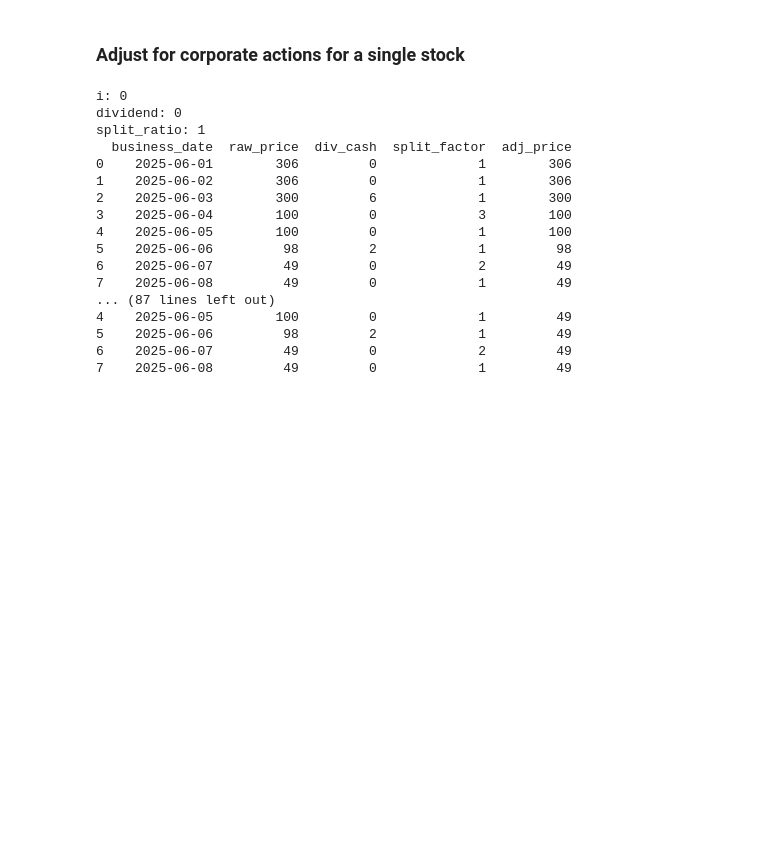
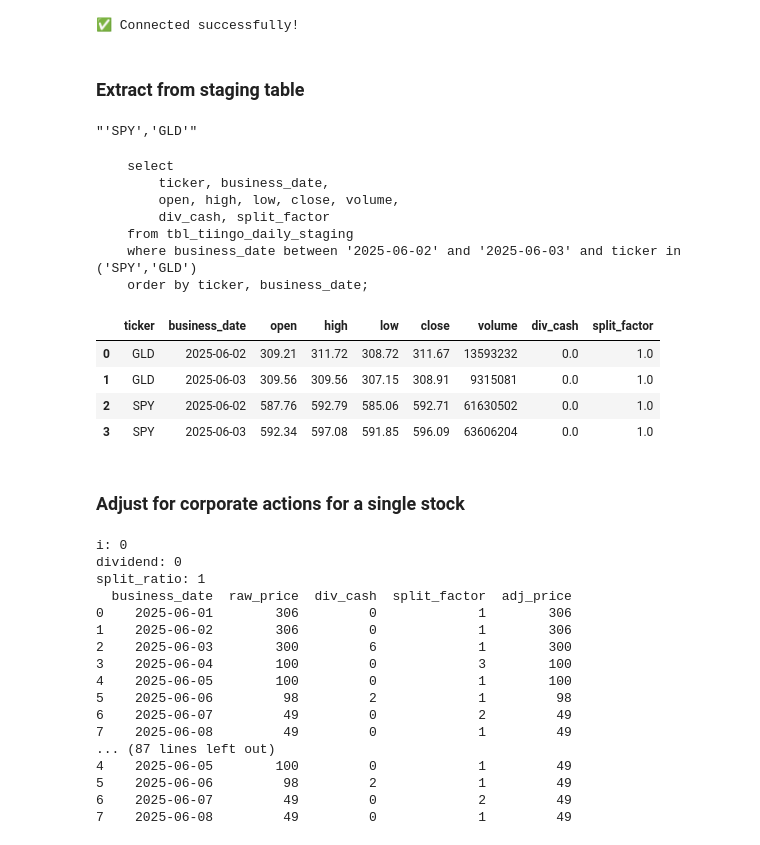
Before and after one commit to jzl4/financial-etl-poc, a Jupyter notebook: notebooks/notebook_2_staging_to_prod.ipynb, the cells around one changed output. Drawn from its saved outputs; the diff is of its cells as text; code cells hidden in the pictures; blank space fills up the shorter version.

```diff
--- a/notebooks/notebook_adjust_stocks_corp_actions.ipynb
+++ b/notebooks/notebook_2_staging_to_prod.ipynb
@@ -1,5 +1,74 @@
 # %%
+import os
+import sys
+
 import pandas as pd
+from datetime import date
+
+# Required to import other modules from this project, in folders such as utils/ or notebooks/
+current_folder = os.getcwd()
+project_root_folder = os.path.abspath(os.path.join(current_folder, ".."))
+sys.path.append(project_root_folder)
+# Import functionalities from other modules in this project
+from utils.db_utils import *
+
+# Load .env file for AWS RDS login credentials
+from dotenv import load_dotenv
+dotenv_path = os.path.join(project_root_folder, ".env")
+load_dotenv(dotenv_path)
+
+# Global variables
+conn, cursor = connect_to_rds()
+# %% [output]
+✅ Connected successfully!
+# %% [markdown]
+### Extract from staging table
+# %%
+# Test data
+start_date = '2025-06-02'
+end_date = '2025-06-03'
+tickers = ["SPY", "GLD"]
+ticker_list_as_str = "'" + "','".join(ticker for ticker in tickers) + "'"
+# %%
+ticker_list_as_str
+# %% [output]
+"'SPY','GLD'"
+# %%
+def extract_raw_data_from_staging(start_date: date, end_date: date, tickers: List[str], cursor: Cursor, conn: Connection):
+    """
+    Given start_date, end_date, and list of tickers, extract raw/unadjusted price & volume data from tbl_tiingo_daily_staging, as a Pandas dataframe
+    """
+
+    # Example: 'SPY','GLD'
+    ticker_list_as_str = "'" + "','".join(ticker for ticker in tickers) + "'"
+
+    query = f"""
+    select
+        ticker, business_date,
+        open, high, low, close, volume,
+        div_cash, split_factor
+    from tbl_tiingo_daily_staging
+    where business_date between '{start_date}' and '{end_date}' and ticker in ({ticker_list_as_str})
+    order by ticker, business_date;
+    """
+
+    df = sql_query_as_df(query, cursor)
+    return df
+# %%
+extract_raw_data_from_staging(start_date, end_date, tickers, cursor, conn)
+# %% [output]
+    select
+        ticker, business_date,
+        open, high, low, close, volume,
+        div_cash, split_factor
+    from tbl_tiingo_daily_staging
+    where business_date between '2025-06-02' and '2025-06-03' and ticker in ('SPY','GLD')
+    order by ticker, business_date;
+|  | ticker | business_date | open | high | low | close | volume | div_cash | split_factor |
+| 0 | GLD | 2025-06-02 | 309.21 | 311.72 | 308.72 | 311.67 | 13593232 | 0.0 | 1.0 |
+| 1 | GLD | 2025-06-03 | 309.56 | 309.56 | 307.15 | 308.91 | 9315081 | 0.0 | 1.0 |
+| 2 | SPY | 2025-06-02 | 587.76 | 592.79 | 585.06 | 592.71 | 61630502 | 0.0 | 1.0 |
+| 3 | SPY | 2025-06-03 | 592.34 | 597.08 | 591.85 | 596.09 | 63606204 | 0.0 | 1.0 |
 # %% [markdown]
 ### Adjust for corporate actions for a single stock
 # %%
```
Also changed, not shown: parts of 6 cells of this notebook, 1 other file.
